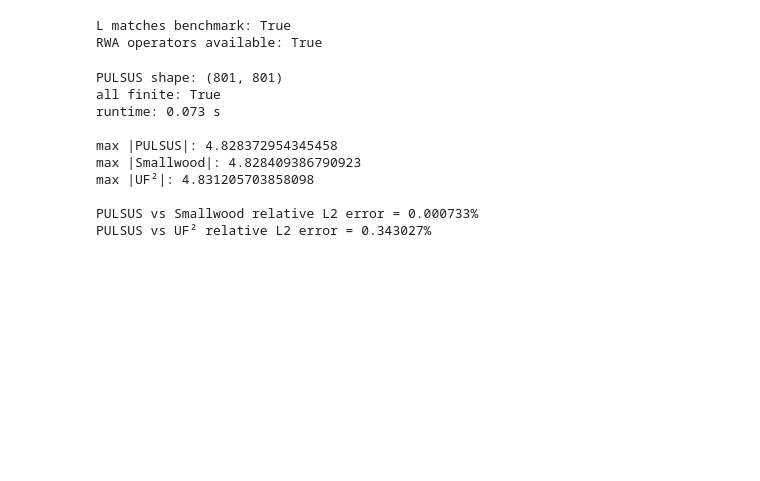
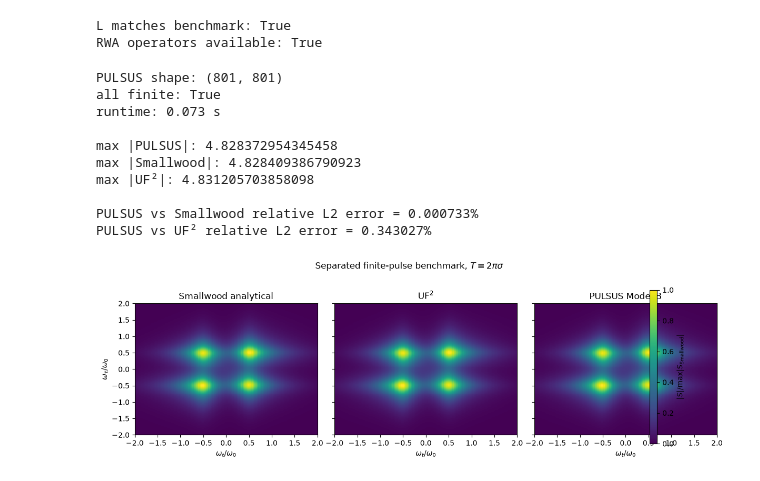
Before and after one commit to Alfonsonoe98/Direct-Frequency-Domain-Nonlinear-Spectroscopy, a Jupyter notebook: notebooks/06_smallwood_uf2_pulsus_validation.ipynb, the cells around one changed output. Cells and saved outputs as stored; diff of their text form; code cells hidden in the pictures; blank space fills up the shorter version.

Commit message:
Complete Smallwood UF2 PULSUS validation

```diff
--- a/notebooks/06_smallwood_uf2_pulsus_validation.ipynb
+++ b/notebooks/06_smallwood_uf2_pulsus_validation.ipynb
@@ -1105,3 +1105,86 @@ max |UF²|: 4.831205703858098
 
 PULSUS vs Smallwood relative L2 error = 0.000733%
 PULSUS vs UF² relative L2 error = 0.343027%
+# %%
+# Three-way external validation at T = 2πσ
+# Common normalization to the analytical Smallwood maximum.
+
+scale = np.max(np.abs(S_smallwood_sep))
+
+datasets = [
+    (
+        "Smallwood analytical",
+        np.abs(S_smallwood_sep) / scale,
+    ),
+    (
+        r"UF$^2$",
+        np.abs(S_uf2_sep_compare) / scale,
+    ),
+    (
+        "PULSUS Model B",
+        np.abs(S_pulsus_sep) / scale,
+    ),
+]
+
+fig, axes = plt.subplots(
+    1,
+    3,
+    figsize=(12.0, 3.8),
+    sharex=True,
+    sharey=True,
+)
+
+for ax, (title, Z) in zip(axes, datasets):
+
+    mesh = ax.pcolormesh(
+        wt,
+        wtau_sep,
+        Z.T,
+        shading="auto",
+        vmin=0.0,
+        vmax=1.0,
+        cmap="viridis",
+    )
+
+    ax.set_xlim(-2, 2)
+    ax.set_ylim(-2, 2)
+
+    ax.set_xlabel(r"$\omega_t/\omega_0$")
+    ax.set_title(title)
+
+axes[0].set_ylabel(r"$\omega_\tau/\omega_0$")
+
+cbar = fig.colorbar(
+    mesh,
+    ax=axes,
+    pad=0.02,
+    fraction=0.025,
+)
+
+cbar.set_label(
+    r"$|S|/\max|S_{\mathrm{Smallwood}}|$"
+)
+
+fig.suptitle(
+    r"Separated finite-pulse benchmark, "
+    r"$T=2\pi\sigma$",
+    y=1.02,
+)
+
+fig.tight_layout()
+
+comparison_path = (
+    FIGDIR
+    / "smallwood_uf2_pulsus_T2pisigma.pdf"
+)
+
+fig.savefig(
+    comparison_path,
+    bbox_inches="tight",
+)
+
+plt.show()
+
+print(comparison_path)
+# %% [output]
+[figure, added]
```
Also changed, not shown: parts of 6 cells of this notebook, 3 other files.
